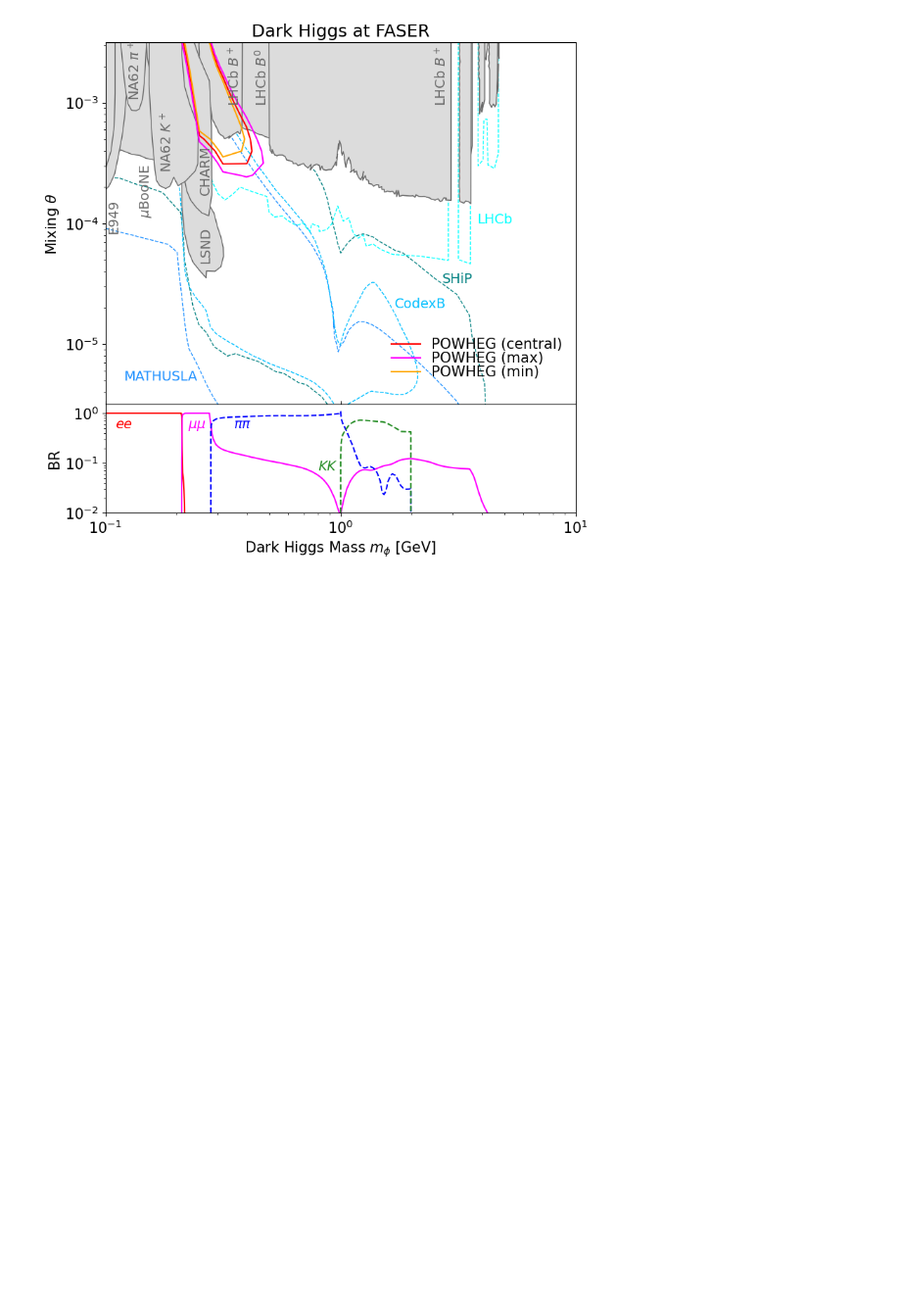
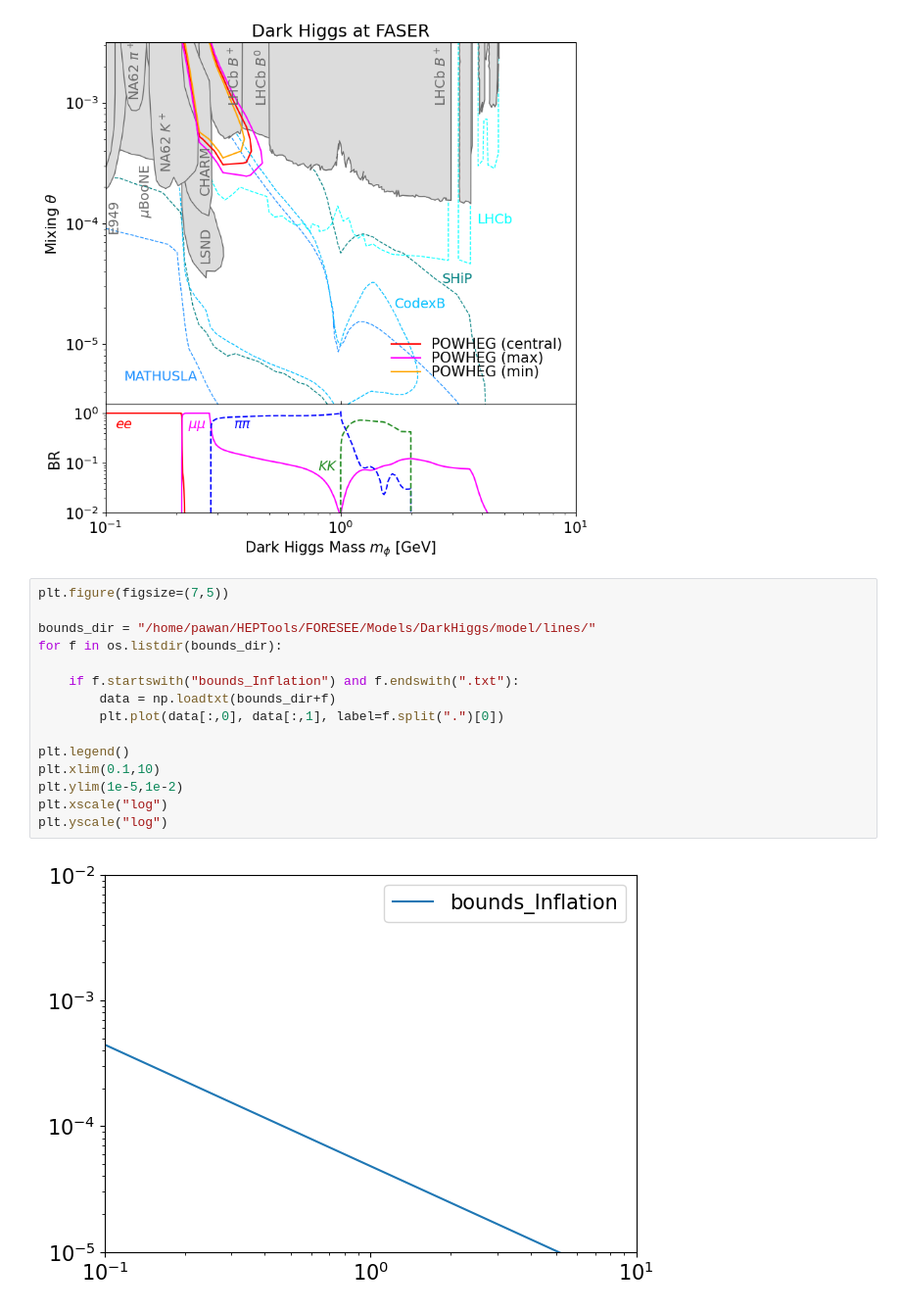
Before and after one commit to Pawan-Johnson/FORESEE, a Jupyter notebook: Models/DarkHiggs/DarkHiggs.ipynb, the cells around one changed output. Shown at 98% size. Drawn from its saved outputs; the diff is of its cells as text; blank space fills up the shorter version.

```diff
--- a/Models/DarkHiggs/DarkHiggs.ipynb
+++ b/Models/DarkHiggs/DarkHiggs.ipynb
@@ -379,3 +361,20 @@ plot.savefig("Reach_"+modelname+".pdf")
 plot.show()
 # %% [output]
 [figure]
+# %%
+plt.figure(figsize=(7,5))
+
+bounds_dir = "/home/pawan/HEPTools/FORESEE/Models/DarkHiggs/model/lines/"
+for f in os.listdir(bounds_dir):
+
+    if f.startswith("bounds_Inflation") and f.endswith(".txt"):
+        data = np.loadtxt(bounds_dir+f)
+        plt.plot(data[:,0], data[:,1], label=f.split(".")[0])
+
+plt.legend()
+plt.xlim(0.1,10)
+plt.ylim(1e-5,1e-2)
+plt.xscale("log")
+plt.yscale("log")
+# %% [output]
+[figure, added]
```
Also changed, not shown: parts of 5 cells of this notebook, 5 other files.
